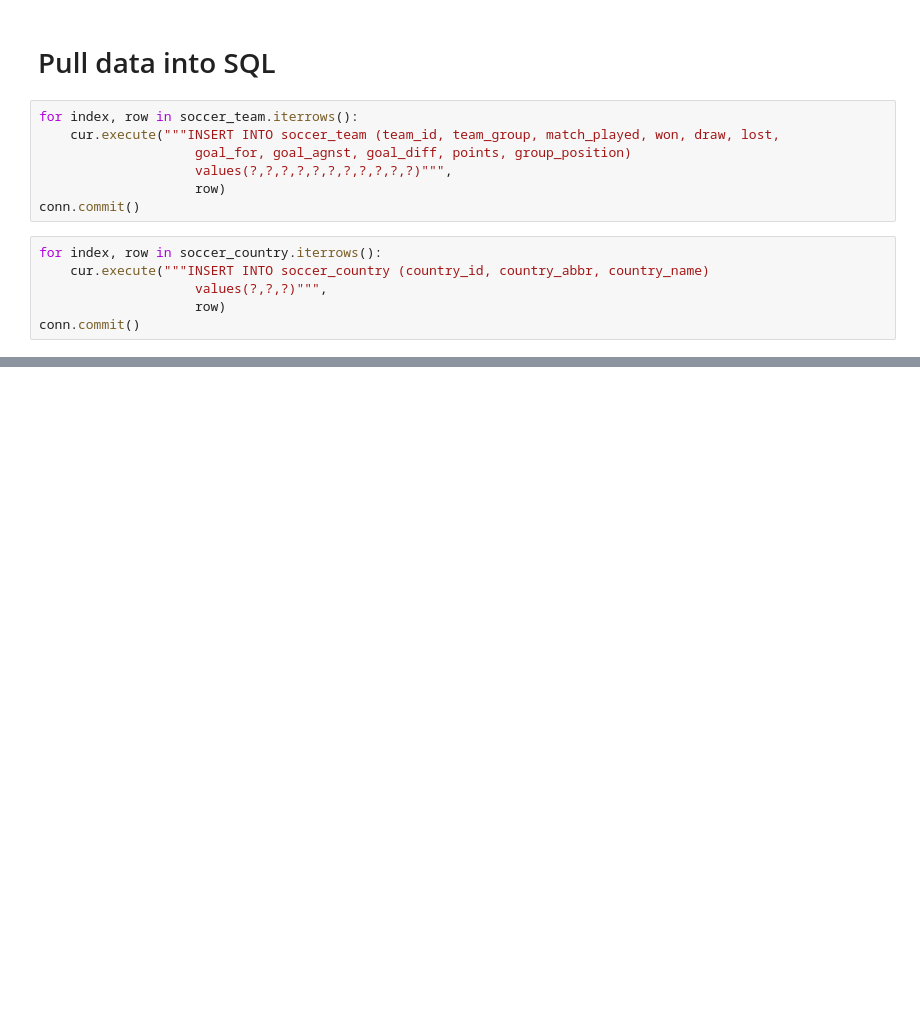
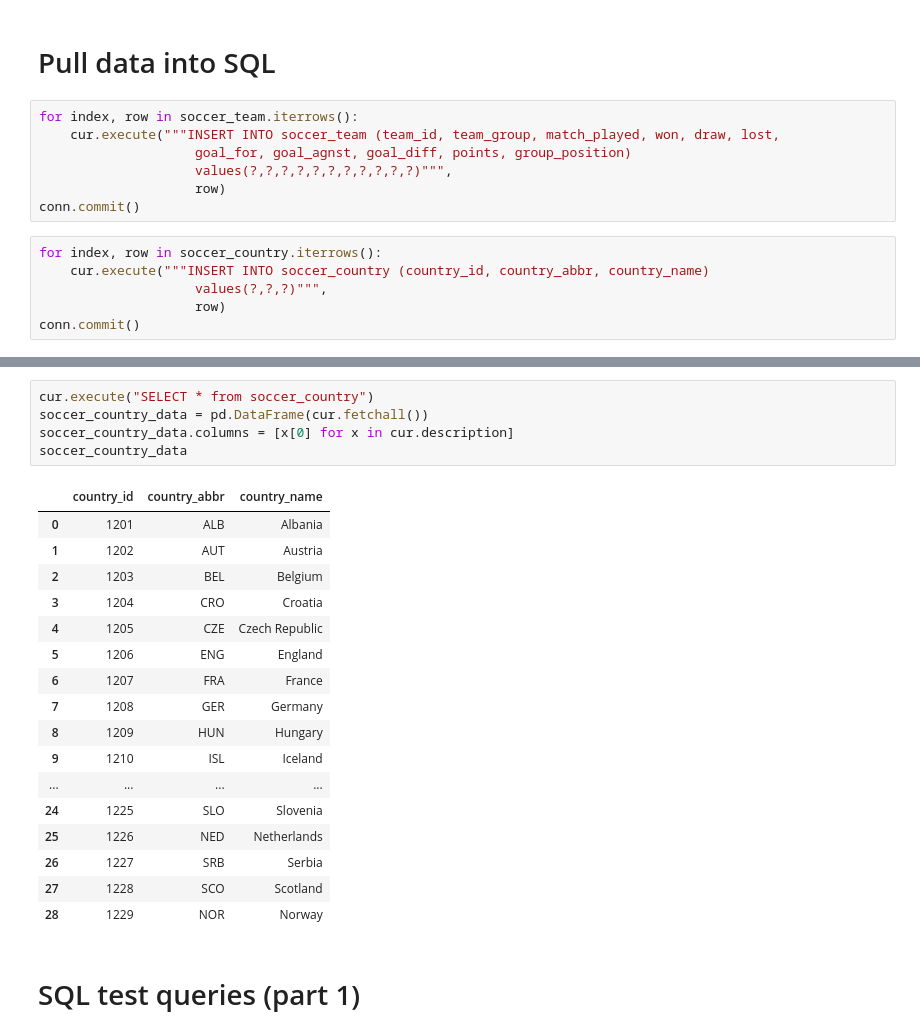
Before and after one commit to darigak/exercise, a Jupyter notebook: sql_2.ipynb, the cells around one changed output, grey strips where cells are left out. Saved outputs shown, nothing was run; the diff lists cells and outputs as text; blank space fills up the shorter version.

Commit message:
added SQL queries

```diff
--- a/sql_2.ipynb
+++ b/sql_2.ipynb
@@ -89,0 +115,25 @@ conn.commit()
+# %%
+cur.execute("SELECT * from soccer_country")
+soccer_country_data = pd.DataFrame(cur.fetchall())
+soccer_country_data.columns = [x[0] for x in cur.description]
+soccer_country_data
+# %% [output]
+|  | country_id | country_abbr | country_name |
+| 0 | 1201 | ALB | Albania |
+| 1 | 1202 | AUT | Austria |
+| 2 | 1203 | BEL | Belgium |
+| 3 | 1204 | CRO | Croatia |
+| 4 | 1205 | CZE | Czech Republic |
+| 5 | 1206 | ENG | England |
+| 6 | 1207 | FRA | France |
+| 7 | 1208 | GER | Germany |
+| 8 | 1209 | HUN | Hungary |
+| 9 | 1210 | ISL | Iceland |
+| ... | ... | ... | ... |
+| 24 | 1225 | SLO | Slovenia |
+| 25 | 1226 | NED | Netherlands |
+| 26 | 1227 | SRB | Serbia |
+| 27 | 1228 | SCO | Scotland |
+| 28 | 1229 | NOR | Norway |
+# %% [markdown]
+# SQL test queries (part 1)
```
Also changed, not shown: parts of 8 cells of this notebook.
